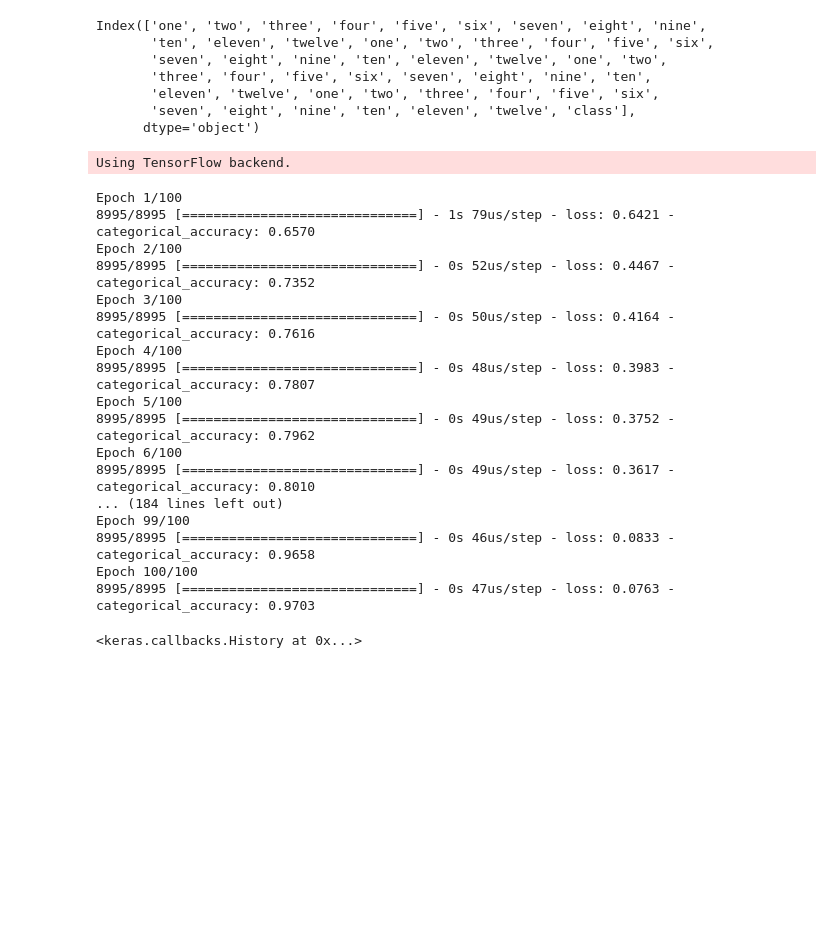
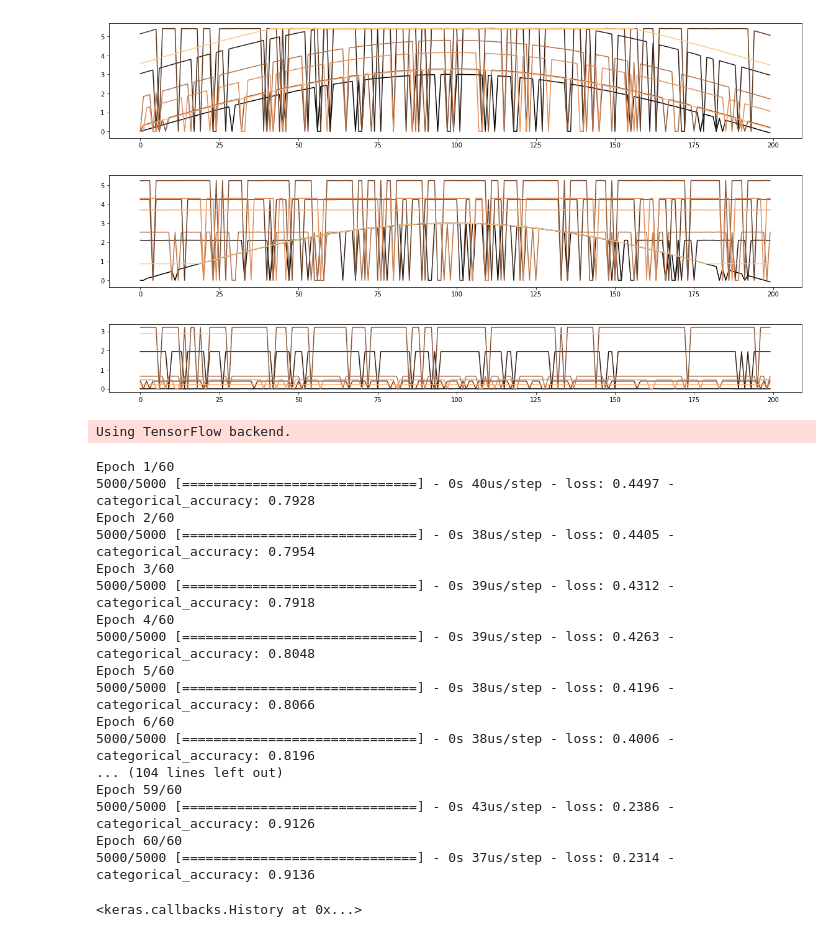
Before and after one commit to jessepisel/stratal-geometries, a Jupyter notebook: varying levels of erosion.ipynb, the cells around one changed output. Drawn from its saved outputs; the diff is of its cells as text; code cells hidden in the pictures; blank space fills up the shorter version.

```diff
--- a/varying levels of erosion.ipynb
+++ b/varying levels of erosion.ipynb
@@ -80,12 +90,11 @@ dataset = pd.concat((normalized_df, normalized_dfo, normalized_dfh))
-# %%
-dataset.columns
-# %% [output]
-Index(['one', 'two', 'three', 'four', 'five', 'six', 'seven', 'eight', 'nine',
-       'ten', 'eleven', 'twelve', 'one', 'two', 'three', 'four', 'five', 'six',
-       'seven', 'eight', 'nine', 'ten', 'eleven', 'twelve', 'one', 'two',
-       'three', 'four', 'five', 'six', 'seven', 'eight', 'nine', 'ten',
-       'eleven', 'twelve', 'one', 'two', 'three', 'four', 'five', 'six',
-       'seven', 'eight', 'nine', 'ten', 'eleven', 'twelve', 'class'],
-      dtype='object')
+# %%
+#now let's visualize what the stratigraphy looks like for our toy training data
+df.iloc[-200:].plot(legend=False, figsize=(20,10), cmap='copper').set_aspect(6)
+df_onlap.iloc[-200:].plot(legend=False, figsize=(20,10), cmap='copper').set_aspect(6)
+#df_horizontal.iloc[1200:1400].plot(legend=False, figsize=(20,10), cmap='copper').set_aspect(6)
+# %% [output]
+[figure, added]
+[figure, added]
+[figure, added]
 # %%
 from sklearn.model_selection import train_test_split
@@ -95,9 +102,0 @@ X_train, X_test, y_train, y_test = train_test_split(dataset.iloc[0:, 0:-1].value
-# %%
-from keras.utils import to_categorical
-y_train_encoded = to_categorical(y_train)
-y_test_encoded = to_categorical(y_test)
-
-y_train_rand_encoded = to_categorical(np.random.randint(0,3, 11357))
-y_test_rand_encoded = to_categorical(np.random.randint(0,3, 2840))
-# %% [output]
-Using TensorFlow backend.
@@ -106,0 +103,6 @@ from keras.layers import Dense, Activation, Dropout, Conv1D
+# %%
+from keras.utils import to_categorical
+y_train_encoded = to_categorical(y_train) #this converts the target variable to one-hot encoding
+y_test_encoded = to_categorical(y_test) #same with the test data conversion to one-hot encoding
+# %% [output]
+Using TensorFlow backend.
@@ -114,22 +123,22 @@ model.compile(loss='categorical_crossentropy', optimizer='nadam', metrics=['cate
 # %%
-model.fit(X_train, y_train_encoded, epochs=100, batch_size=32)
+model.fit(X_train, y_train_encoded, epochs=60, batch_size=32) #Fitting the model for 50 epochs and batch size of 32
 # %% [output]
-Epoch 1/100
-8995/8995 [==============================] - 1s 79us/step - loss: 0.6421 - categorical_accuracy: 0.6570
-Epoch 2/100
-8995/8995 [==============================] - 0s 52us/step - loss: 0.4467 - categorical_accuracy: 0.7352
-Epoch 3/100
-8995/8995 [==============================] - 0s 50us/step - loss: 0.4164 - categorical_accuracy: 0.7616
-Epoch 4/100
-8995/8995 [==============================] - 0s 48us/step - loss: 0.3983 - categorical_accuracy: 0.7807
-Epoch 5/100
-8995/8995 [==============================] - 0s 49us/step - loss: 0.3752 - categorical_accuracy: 0.7962
-Epoch 6/100
-8995/8995 [==============================] - 0s 49us/step - loss: 0.3617 - categorical_accuracy: 0.8010
-... (184 lines left out)
-Epoch 99/100
-8995/8995 [==============================] - 0s 46us/step - loss: 0.0833 - categorical_accuracy: 0.9658
-Epoch 100/100
-8995/8995 [==============================] - 0s 47us/step - loss: 0.0763 - categorical_accuracy: 0.9703
+Epoch 1/60
+5000/5000 [==============================] - 0s 40us/step - loss: 0.4497 - categorical_accuracy: 0.7928
+Epoch 2/60
+5000/5000 [==============================] - 0s 38us/step - loss: 0.4405 - categorical_accuracy: 0.7954
+Epoch 3/60
+5000/5000 [==============================] - 0s 39us/step - loss: 0.4312 - categorical_accuracy: 0.7918
+Epoch 4/60
+5000/5000 [==============================] - 0s 39us/step - loss: 0.4263 - categorical_accuracy: 0.8048
+Epoch 5/60
+5000/5000 [==============================] - 0s 38us/step - loss: 0.4196 - categorical_accuracy: 0.8066
+Epoch 6/60
+5000/5000 [==============================] - 0s 38us/step - loss: 0.4006 - categorical_accuracy: 0.8196
+... (104 lines left out)
+Epoch 59/60
+5000/5000 [==============================] - 0s 43us/step - loss: 0.2386 - categorical_accuracy: 0.9126
+Epoch 60/60
+5000/5000 [==============================] - 0s 37us/step - loss: 0.2314 - categorical_accuracy: 0.9136
 <keras.callbacks.History at 0x...>
 # %%
```
Also changed, not shown: parts of 19 cells of this notebook, 1 other file.
